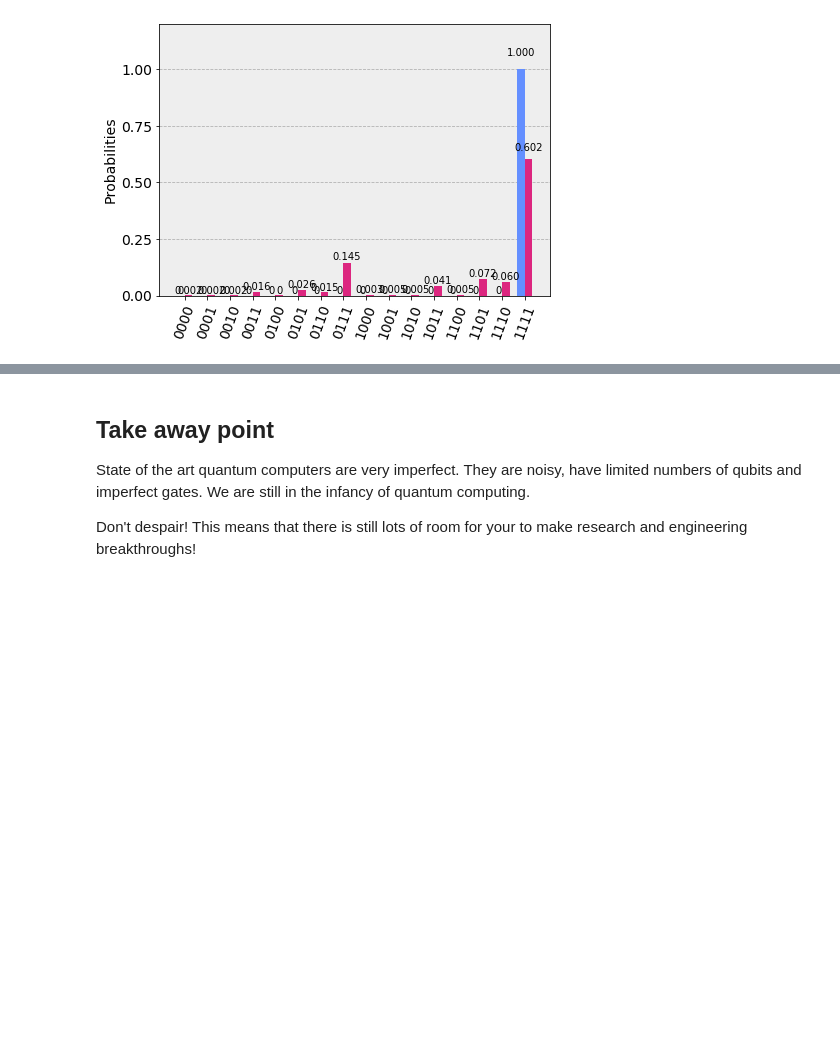
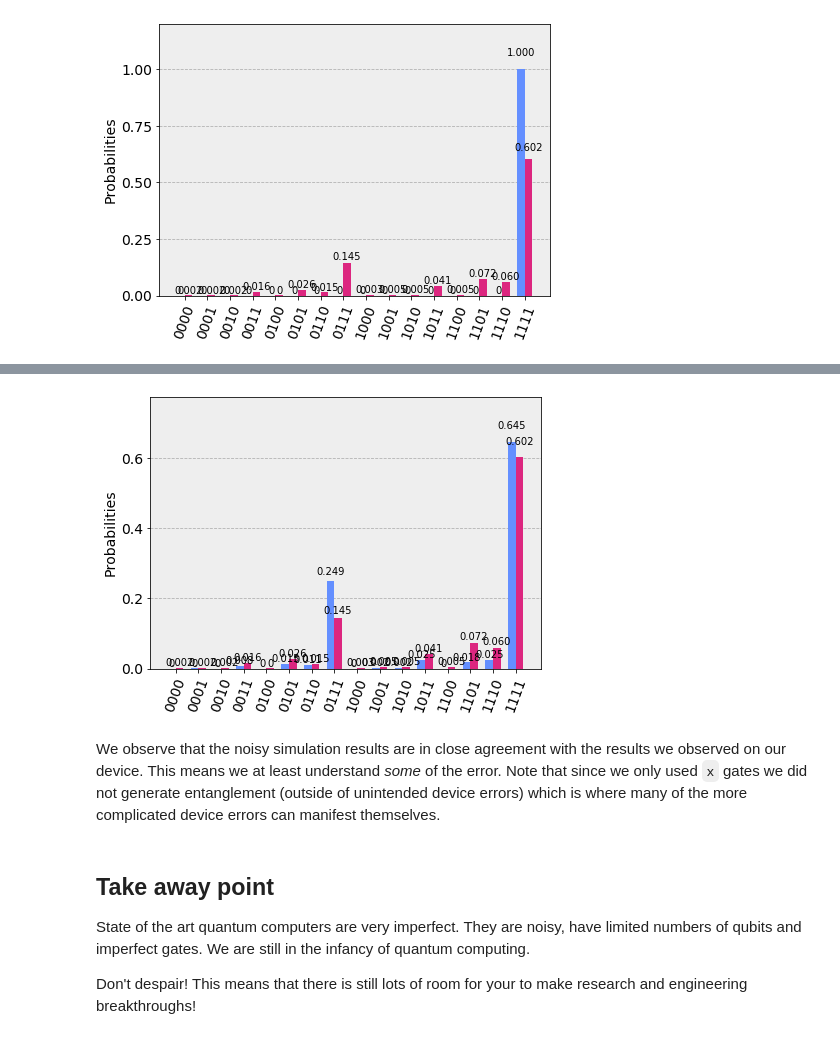
Before and after one commit to taalexander/useqip-exercises, a Jupyter notebook: exercises/1_building_and_running_quantum_circuits.ipynb, the cells around one changed output, grey strips where cells are left out. Saved outputs shown, nothing was run; the diff lists cells and outputs as text; code cells hidden in the pictures; blank space fills up the shorter version.

```diff
--- a/exercises/1_building_and_running_quantum_circuits.ipynb
+++ b/exercises/1_building_and_running_quantum_circuits.ipynb
@@ -352,3 +439,9 @@ plot_histogram([sim_counts_20, melbourne_counts_20])
+# %%
+plot_histogram([noisy_sim_counts_20, melbourne_counts_20])
+# %% [output]
+[figure, added]
+# %% [markdown]
+We observe that the noisy simulation results are in close agreement with the results we observed on our device. This means we at least understand *some* of the error. Note that since we only used `x` gates we did not generate entanglement (outside of unintended device errors) which is where many of the more complicated device errors can manifest themselves.
 # %% [markdown]
 ## Take away point
 
```
Also changed, not shown: parts of 18 cells of this notebook, 2 other files.
